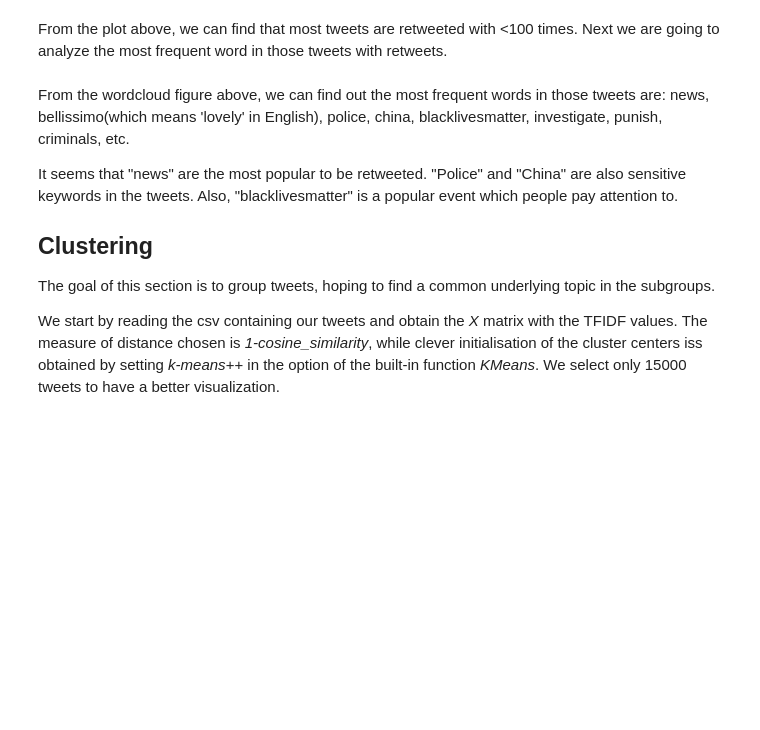
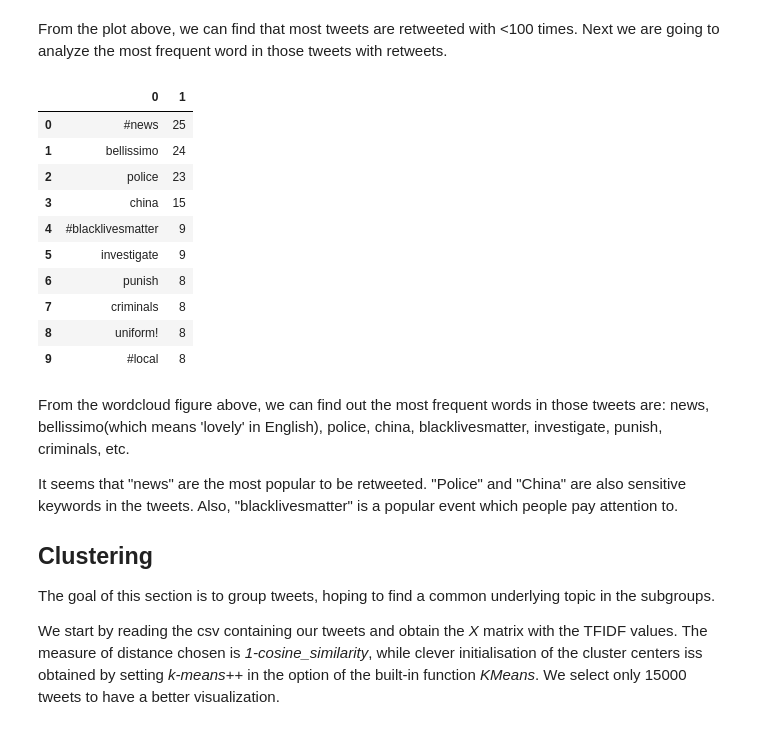
Before and after one commit to menghanhui/ADA-Project, a Jupyter notebook: Milestone3.ipynb, the cells around one changed output. Drawn from its saved outputs; the diff is of its cells as text; code cells hidden in the pictures; blank space fills up the shorter version.

```diff
--- a/Milestone3.ipynb
+++ b/Milestone3.ipynb
@@ -1535,6 +1534,7 @@ stopwords = pd.read_json('stopwords-it.json')
 # %% [output]
 (34015, 2)
 # %%
+stopwords = pd.read_json(data_folder + 'stopwords-it.json')
 stopwords = stopwords[0].tolist()
 # %% [markdown]
 Note that we decide to ignore smaller words, but we still keep *pd* and *ms*, which stand for *Democratic Party* and *Five-Star Movement*.
@@ -1693,5 +1684,17 @@ plt.show()
 # %%
-Counter(text.split()).most_common()
+pd.DataFrame(Counter(text.split()).most_common()).head(10)
+# %% [output]
+|  | 0 | 1 |
+| 0 | #news | 25 |
+| 1 | bellissimo | 24 |
+| 2 | police | 23 |
+| 3 | china | 15 |
+| 4 | #blacklivesmatter | 9 |
+| 5 | investigate | 9 |
+| 6 | punish | 8 |
+| 7 | criminals | 8 |
+| 8 | uniform! | 8 |
+| 9 | #local | 8 |
 # %% [markdown]
 From the wordcloud figure above, we can find out the most frequent words in those tweets are: news, bellissimo(which means 'lovely' in English), police, china, blacklivesmatter, investigate, punish, criminals, etc.
 
```
Also changed, not shown: parts of 8 cells of this notebook, 1 other file.
